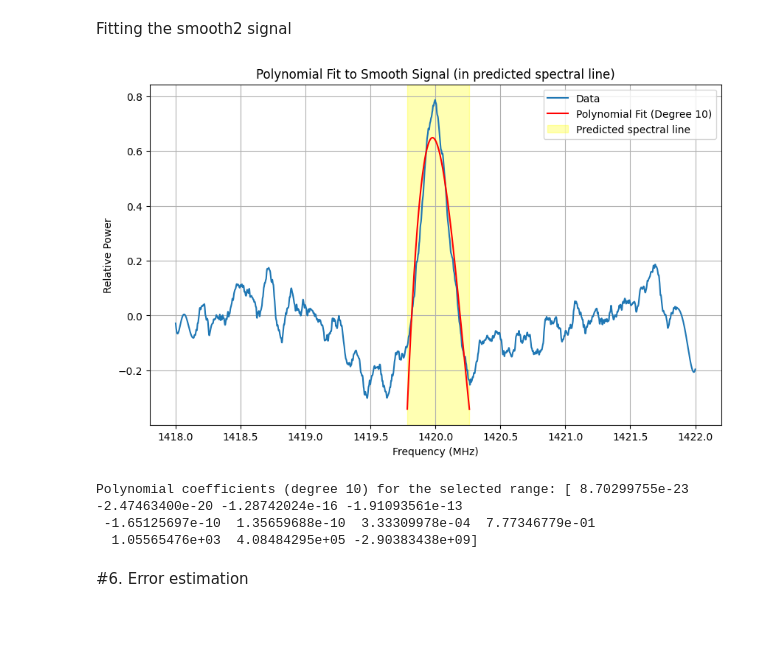
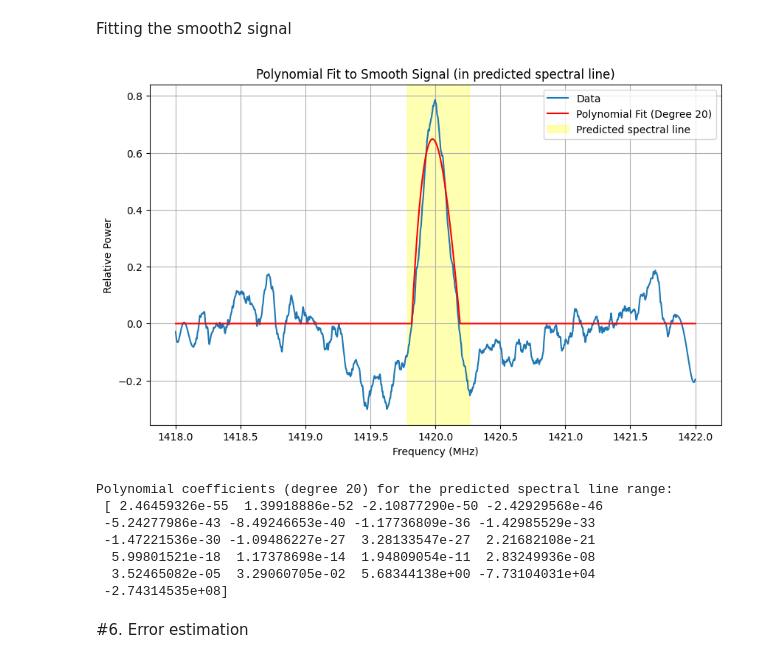
Before and after one commit to PanagiotisPetrid/ASTRO-BEAM-PanagiotisPetridis, a Jupyter notebook: ASTRO_BEAM_Task_7.ipynb, the cells around one changed output. Drawn from its saved outputs; the diff is of its cells as text; code cells hidden in the pictures; blank space fills up the shorter version.

```diff
--- a/ASTRO_BEAM_Task_7.ipynb
+++ b/ASTRO_BEAM_Task_7.ipynb
@@ -526,47 +537,60 @@ Polynomial coefficients (degree 20) for the selected range: [ 2.40429836e-55  1.
 # %% [markdown]
 Fitting the smooth2 signal
 # %%
-degree2 = 10  # The degree of the polynomial
+degree2 = 20  # The degree of the polynomial
 
 # Define the range boundaries (assuming you have range_start and range_end)
 mask2 = (freq_range2 >= range_start) & (freq_range2 <= range_end)
 
 # Extract the data within the specified range
 freq_range2_subset = freq_range2[mask2]
 smooth2_subset = smooth2[mask2]
 
 # Perform polynomial fitting using np.polyfit within the selected range
 poly_coefficients2 = np.polyfit(freq_range2_subset, smooth2_subset, degree2)
 
 # Generate the fitted polynomial values only in the selected range
-fit2 = np.polyval(poly_coefficients2, freq_range2_subset)
+fit2_subset = np.polyval(poly_coefficients2, freq_range2_subset)
+
+# Create a new fit array that is equal to zero everywhere
+fit2 = np.zeros_like(freq_range2)
+
+# Replace the values in the selected range with the fitted polynomial
+fit2[mask2] = fit2_subset
+
+# Set any negative values in the fit to zero (to ensure non-neagative values)
+fit2[fit2 < 0] = 0
 
 # Plot the original smooth signal and the fitted polynomial within the range
 plt.figure(figsize=(10, 6))
 
 # Plot the original smooth signal across the full frequency range
 plt.plot(freq_range2, smooth2, label='Data')
 
-# Plot the fitted polynomial only in the selected range
-plt.plot(freq_range2_subset, fit2, '-', label=f'Polynomial Fit (Degree {degree2})', color='red')
+# Plot the fitted polynomial, where it's non-zero only in the selected range
+plt.plot(freq_range2, fit2, '-', label=f'Polynomial Fit (Degree {degree2})', color='red')
 
 # Highlight the selected range on the smooth signal plot
 plt.axvspan(range_start, range_end, color='yellow', alpha=0.3, label='Predicted spectral line')
 
 plt.title('Polynomial Fit to Smooth Signal (in predicted spectral line)')
 plt.xlabel('Frequency (MHz)')
 plt.ylabel('Relative Power')
 plt.legend()
 plt.grid()
 plt.show()
 
 # Display the polynomial coefficients
-print(f"Polynomial coefficients (degree {degree2}) for the selected range: {poly_coefficients2}")
+print(f"Polynomial coefficients (degree {degree2}) for the predicted spectral line range:\n {poly_coefficients2}")
 # %% [output]
-[figure, old version]
+[figure, new version]
-Polynomial coefficients (degree 10) for the selected range: [ 8.70299755e-23 -2.47463400e-20 -1.28742024e-16 -1.91093561e-13
- -1.65125697e-10  1.35659688e-10  3.33309978e-04  7.77346779e-01
-  1.05565476e+03  4.08484295e+05 -2.90383438e+09]
+Polynomial coefficients (degree 20) for the predicted spectral line range:
+ [ 2.46459326e-55  1.39918886e-52 -2.10877290e-50 -2.42929568e-46
+ -5.24277986e-43 -8.49246653e-40 -1.17736809e-36 -1.42985529e-33
+ -1.47221536e-30 -1.09486227e-27  3.28133547e-27  2.21682108e-21
+  5.99801521e-18  1.17378698e-14  1.94809054e-11  2.83249936e-08
+  3.52465082e-05  3.29060705e-02  5.68344138e+00 -7.73104031e+04
+ -2.74314535e+08]
 # %% [markdown]
 #6. Error estimation
 # %% [markdown]
```
Also changed, not shown: parts of 3 cells of this notebook.
